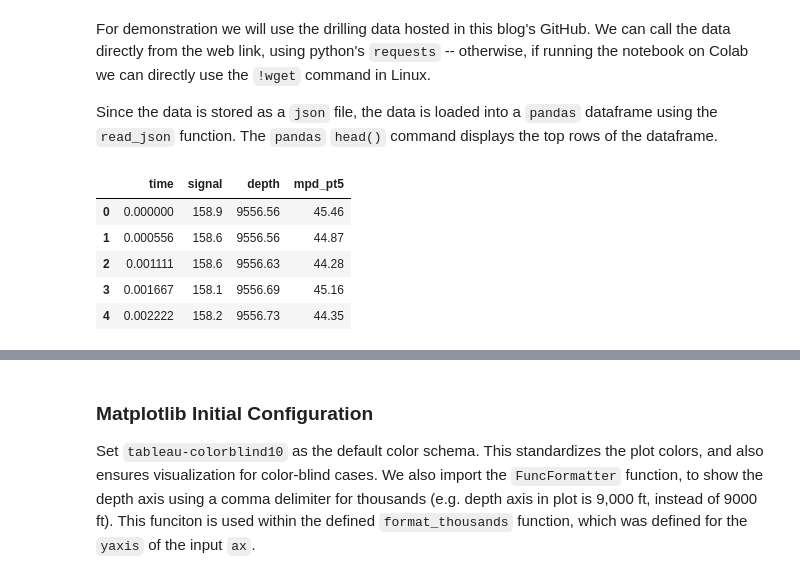
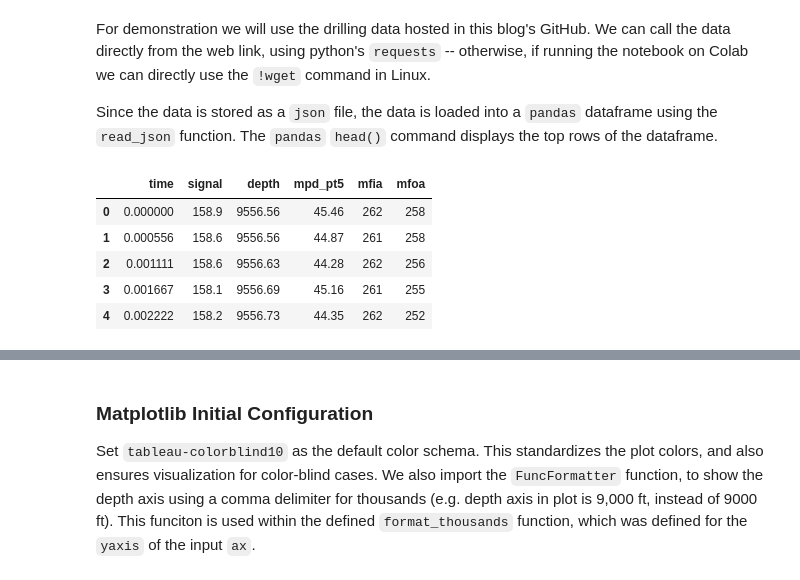
Before and after one commit to SCallerio/MPDBlog, a Jupyter notebook: src/2026-01-05-connections-dashboard-notebook/2026-01-05-connections_dashboard_notebook.ipynb, the cells around one changed output, grey strips where cells are left out. Saved outputs shown, nothing was run; the diff lists cells and outputs as text; code cells hidden in the pictures.

```diff
--- a/src/2026-01-05-connections-dashboard-notebook/2026-01-05-connections_dashboard_notebook.ipynb
+++ b/src/2026-01-05-connections-dashboard-notebook/2026-01-05-connections_dashboard_notebook.ipynb
@@ -18,22 +18,22 @@ Since the data is stored as a `json` file, the data is loaded into a `pandas` da
 # %%
 import requests
 
 # Set drilling data url
-data_url = 'https://raw.githubusercontent.com/SCallerio/MPDBlog/5e8d1b9822c52353f36d33e194177356a02d7524/data/hookload-data.json'
+data_url = 'https://raw.githubusercontent.com/SCallerio/MPDBlog/4a5c6d46d2873673681ac1fb3f32404be2187195/data/hookload-data.json'
 # Fetch data from github
 drilling_data = requests.get(data_url).text
 # If running on Colab uncomment and use the following
 # drilling_data = !wget data_url
 # Load into a pandas dataframe
 # drilling_data = r'C:\Users\sc67252\OneDrive - The University of Texas at Austin\Documents\MPDBlog\data\hookload-data.json'
 data_df = pd.read_json(drilling_data)
 # Display top rows
 data_df.head()
 # %% [output]
-|  | time | signal | depth | mpd_pt5 |
-| 0 | 0.000000 | 158.9 | 9556.56 | 45.46 |
-| 1 | 0.000556 | 158.6 | 9556.56 | 44.87 |
-| 2 | 0.001111 | 158.6 | 9556.63 | 44.28 |
-| 3 | 0.001667 | 158.1 | 9556.69 | 45.16 |
-| 4 | 0.002222 | 158.2 | 9556.73 | 44.35 |
+|  | time | signal | depth | mpd_pt5 | mfia | mfoa |
+| 0 | 0.000000 | 158.9 | 9556.56 | 45.46 | 262 | 258 |
+| 1 | 0.000556 | 158.6 | 9556.56 | 44.87 | 261 | 258 |
+| 2 | 0.001111 | 158.6 | 9556.63 | 44.28 | 262 | 256 |
+| 3 | 0.001667 | 158.1 | 9556.69 | 45.16 | 261 | 255 |
+| 4 | 0.002222 | 158.2 | 9556.73 | 44.35 | 262 | 252 |
 # %% [markdown]
```
Also changed, not shown: parts of 25 cells of this notebook.
